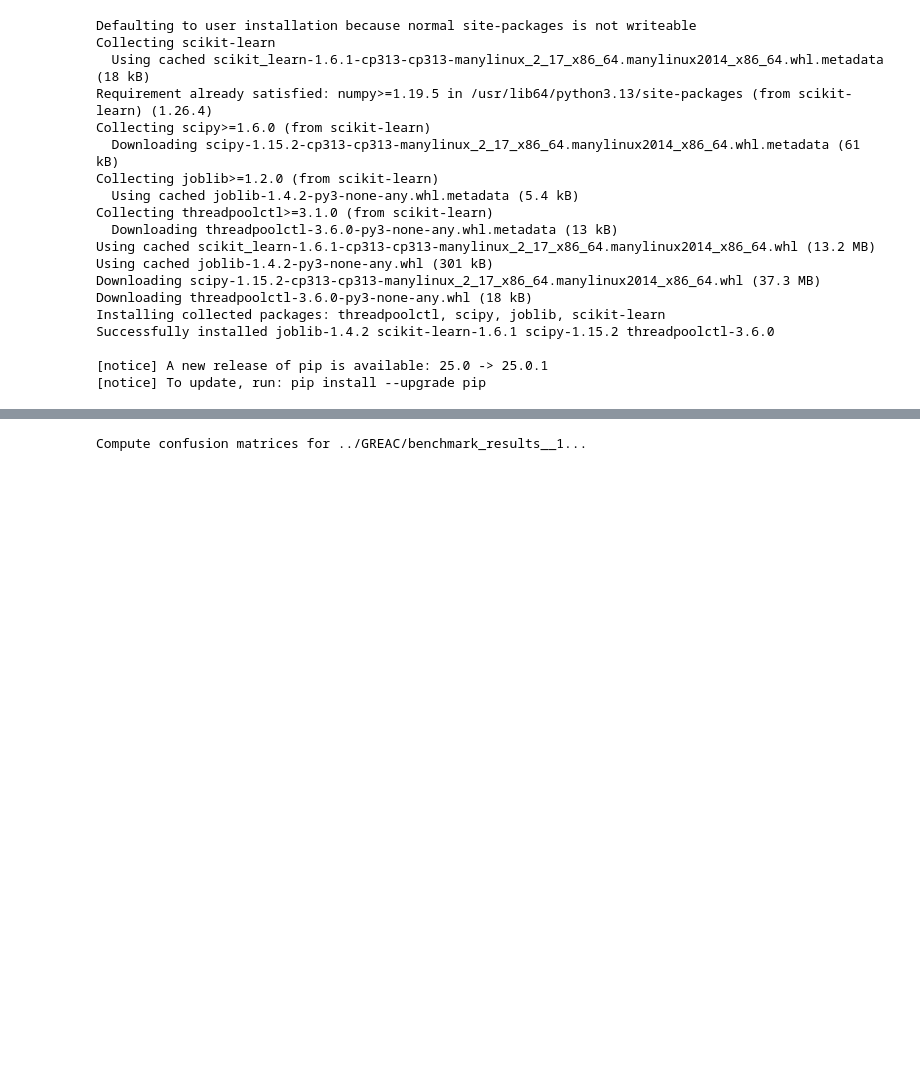
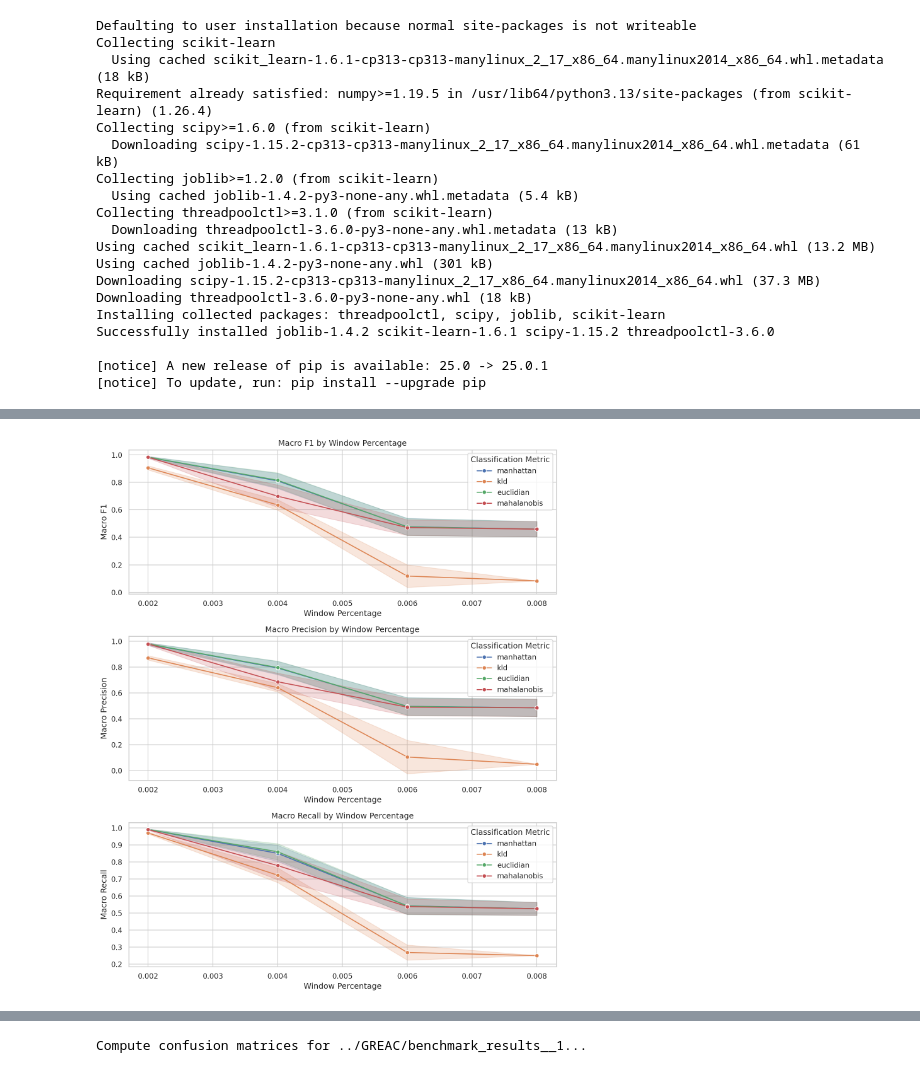
Before and after one commit to SALIPE/genomic-extractor, a Jupyter notebook: notebooks/create_figs_hiv_denv.ipynb, the cells around one changed output, grey strips where cells are left out. Drawn from its saved outputs; the diff is of its cells as text; code cells hidden in the pictures; blank space fills up the shorter version.

```diff
--- a/notebooks/create_figs_hiv_denv.ipynb
+++ b/notebooks/create_figs_hiv_denv.ipynb
@@ -68 +74,20 @@ DENV micro_f1: 0.7450 (0.0374)
 -------------------
+# %%
+sns.set(style="whitegrid")
+plt.rcParams['figure.dpi'] = 300
+
+
+df = pd.read_csv(sars_path + 'covid_2.csv')#'denv_eq.csv')
+# %%
+fig, axes = plt.subplots(3, 1, figsize=(10, 12))
+for ax, metric in zip(axes, ['macro_f1', 'macro_precision', 'macro_recall']):
+    sns.lineplot(data=df, x='wndwPercent', y=metric, hue='metric', ax=ax,
+                errorbar='sd', estimator='mean', marker='o')
+    ax.set_title(f"{' '.join(metric.split('_')).title()} by Window Percentage")
+    ax.set_xlabel("Window Percentage")
+    ax.set_ylabel(metric.replace('_', ' ').title())
+    ax.legend(title='Classification Metric')
+plt.tight_layout()
+plt.show()
+# %% [output]
+[figure, added]
```
Also changed, not shown: parts of 14 cells of this notebook, 5 other files.
